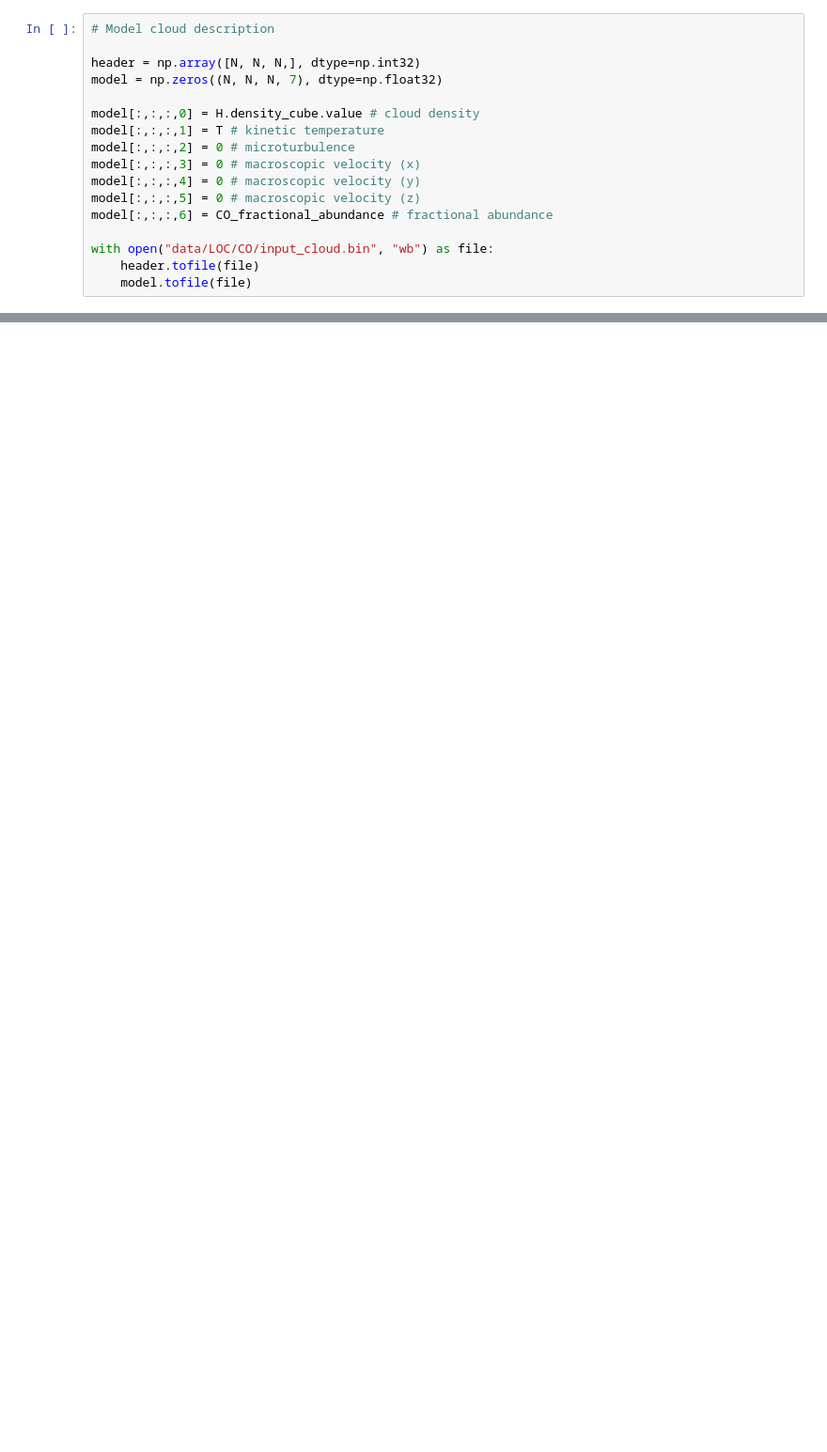
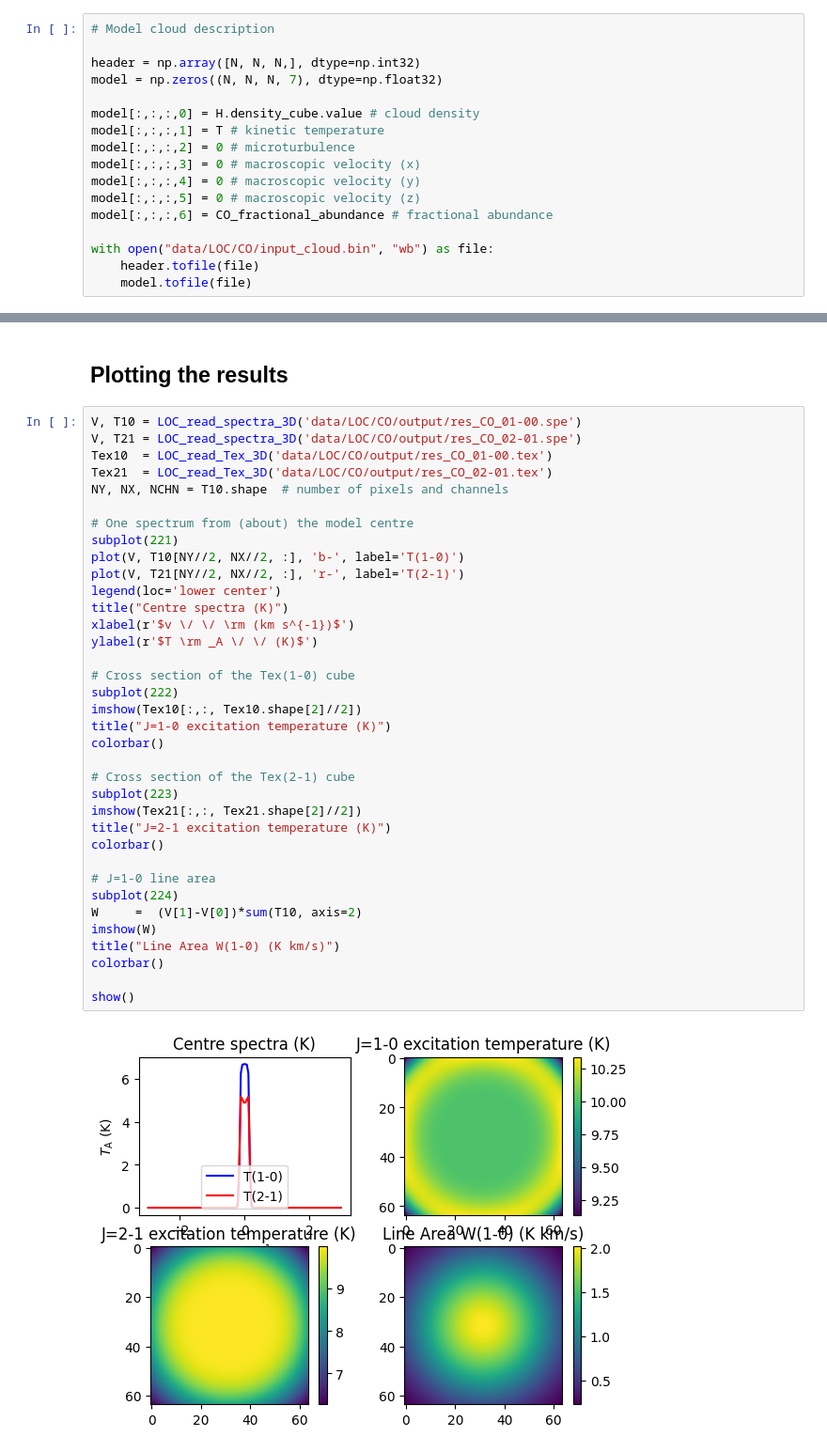
Before and after one commit to LeiRoF/M2-Internship, a Jupyter notebook: Generate_A_Little_Bit_Physical_Dataset.ipynb, the cells around one changed output, grey strips where cells are left out. Shown at 94% size. Saved outputs shown, nothing was run; the diff lists cells and outputs as text; blank space fills up the shorter version.

```diff
--- a/Generate_A_Little_Bit_Physical_Dataset.ipynb
+++ b/Generate_A_Little_Bit_Physical_Dataset.ipynb
@@ -569,0 +632,40 @@ Build on <pyopencl.Device 'Intel(R) Iris(R) Xe Graphics' on 'Intel(R) OpenCL HD
+# %% [markdown]
+## Plotting the results
+# %%
+V, T10 = LOC_read_spectra_3D('data/LOC/CO/output/res_CO_01-00.spe')
+V, T21 = LOC_read_spectra_3D('data/LOC/CO/output/res_CO_02-01.spe')
+Tex10  = LOC_read_Tex_3D('data/LOC/CO/output/res_CO_01-00.tex')
+Tex21  = LOC_read_Tex_3D('data/LOC/CO/output/res_CO_02-01.tex')
+NY, NX, NCHN = T10.shape  # number of pixels and channels
+
+# One spectrum from (about) the model centre
+subplot(221)
+plot(V, T10[NY//2, NX//2, :], 'b-', label='T(1-0)')
+plot(V, T21[NY//2, NX//2, :], 'r-', label='T(2-1)')
+legend(loc='lower center')
+title("Centre spectra (K)")
+xlabel(r'$v \/ \/ \rm (km s^{-1})$')
+ylabel(r'$T \rm _A \/ \/ (K)$')
+
+# Cross section of the Tex(1-0) cube
+subplot(222)
+imshow(Tex10[:,:, Tex10.shape[2]//2])
+title("J=1-0 excitation temperature (K)")
+colorbar()
+
+# Cross section of the Tex(2-1) cube
+subplot(223)
+imshow(Tex21[:,:, Tex21.shape[2]//2])
+title("J=2-1 excitation temperature (K)")
+colorbar()
+
+# J=1-0 line area
+subplot(224)
+W     =  (V[1]-V[0])*sum(T10, axis=2)
+imshow(W)
+title("Line Area W(1-0) (K km/s)")
+colorbar()
+
+show()
+# %% [output]
+[figure, added]
```
Also changed, not shown: parts of 24 cells of this notebook, 7 other files.
